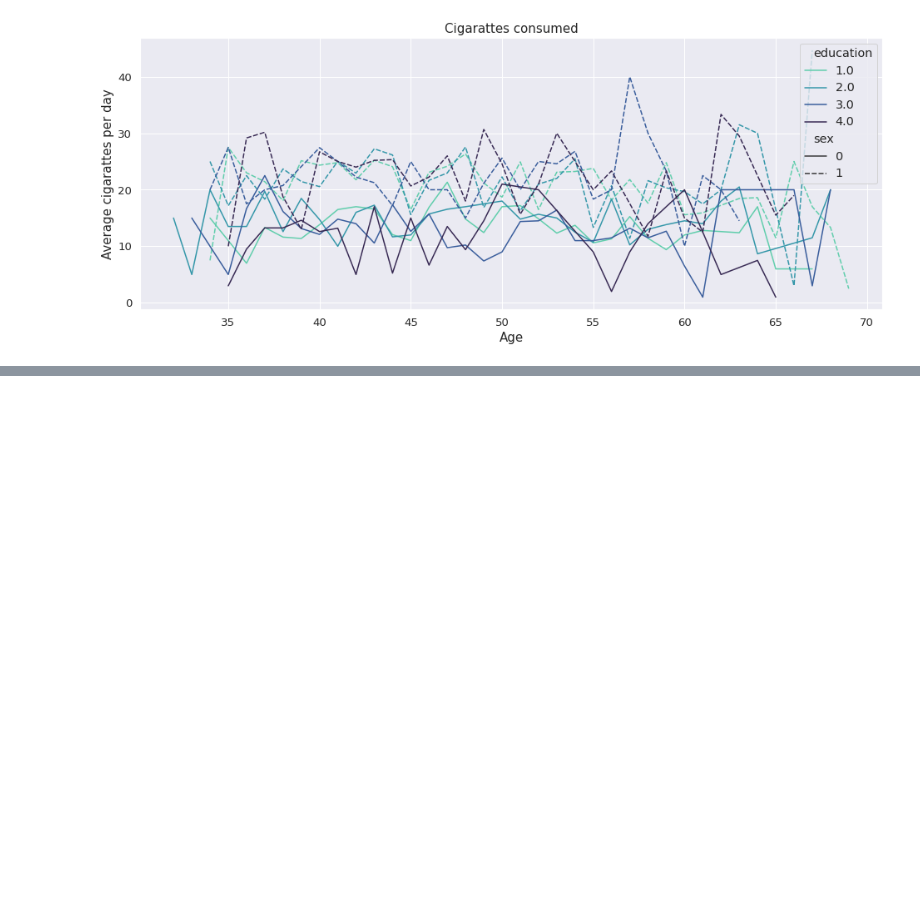
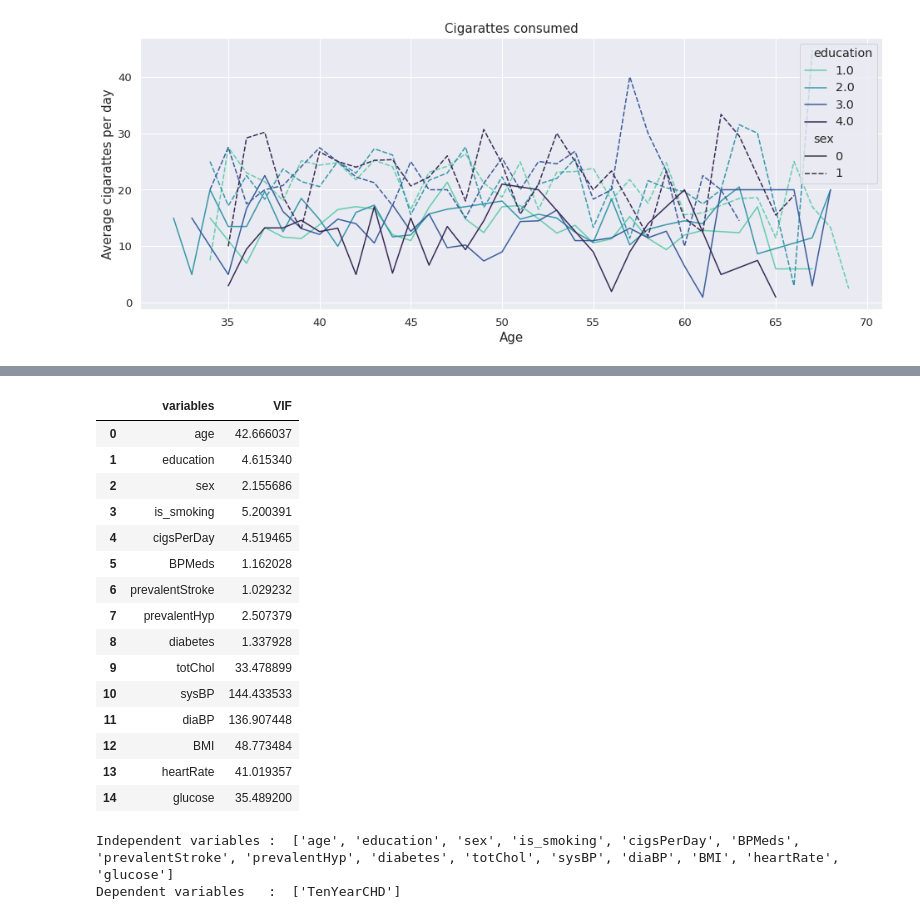
Before and after one commit to Sriharish19/SH-Supervised-ML-Cardiovascular-Risk-Prediction, a Jupyter notebook: SH_Supervised_ML_Classification_Cardiovascular_Risk_Prediction.ipynb, the cells around one changed output, grey strips where cells are left out. Saved outputs shown, nothing was run; the diff lists cells and outputs as text; code cells hidden in the pictures; blank space fills up the shorter version.

```diff
--- a/SH_Supervised_ML_Classification_Cardiovascular_Risk_Prediction.ipynb
+++ b/SH_Supervised_ML_Classification_Cardiovascular_Risk_Prediction.ipynb
@@ -325,0 +386,43 @@ for col in col_lst:
+# %%
+# Varinace Inflation Factor
+from statsmodels.stats.outliers_influence import variance_inflation_factor
+def calc_vif(X):
+
+    # Calculating VIF
+    vif = pd.DataFrame()
+    vif["variables"] = X.columns
+    vif["VIF"] = [variance_inflation_factor(X.values, i) for i in range(X.shape[1])]
+
+    return(vif)
+# %%
+calc_vif(df[[i for i in df.describe().columns if i not in ['id','TenYearCHD']]])
+# %% [output]
+|  | variables | VIF |
+| 0 | age | 42.666037 |
+| 1 | education | 4.615340 |
+| 2 | sex | 2.155686 |
+| 3 | is_smoking | 5.200391 |
+| 4 | cigsPerDay | 4.519465 |
+| 5 | BPMeds | 1.162028 |
+| 6 | prevalentStroke | 1.029232 |
+| 7 | prevalentHyp | 2.507379 |
+| 8 | diabetes | 1.337928 |
+| 9 | totChol | 33.478899 |
+| 10 | sysBP | 144.433533 |
+| 11 | diaBP | 136.907448 |
+| 12 | BMI | 48.773484 |
+| 13 | heartRate | 41.019357 |
+| 14 | glucose | 35.489200 |
+# %%
+# Creating instances for Independent and Dependent variables
+independent_variables = df.columns.tolist()
+independent_variables.remove('id')
+independent_variables.remove('TenYearCHD')
+
+dependent_variable = ['TenYearCHD']
+
+print('Independent variables : ',independent_variables)
+print('Dependent variables   : ',dependent_variable)
+# %% [output]
+Independent variables :  ['age', 'education', 'sex', 'is_smoking', 'cigsPerDay', 'BPMeds', 'prevalentStroke', 'prevalentHyp', 'diabetes', 'totChol', 'sysBP', 'diaBP', 'BMI', 'heartRate', 'glucose']
+Dependent variables   :  ['TenYearCHD']
```
Also changed, not shown: parts of 5 cells of this notebook.
